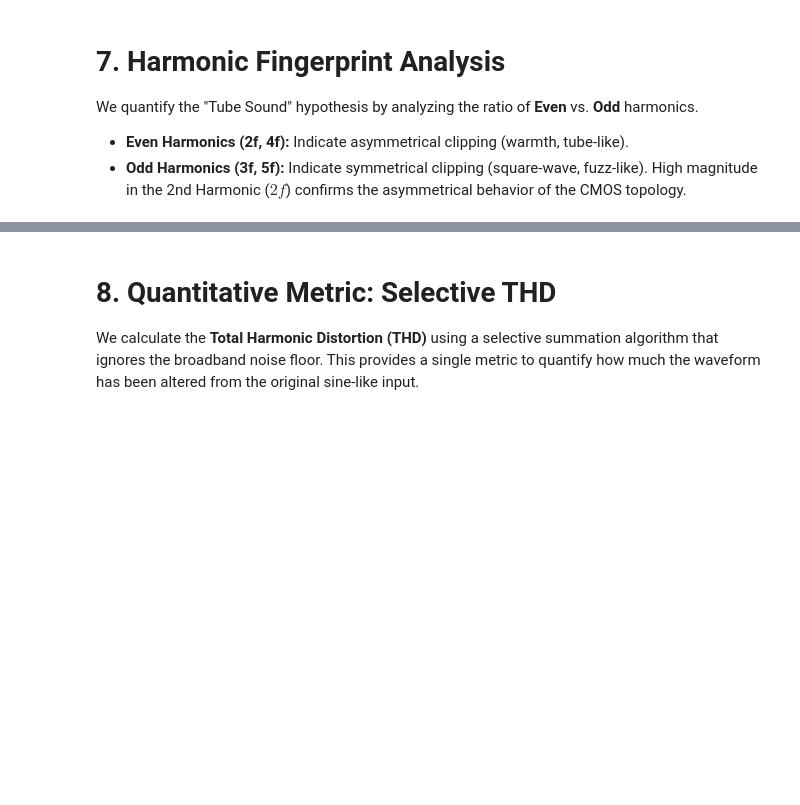
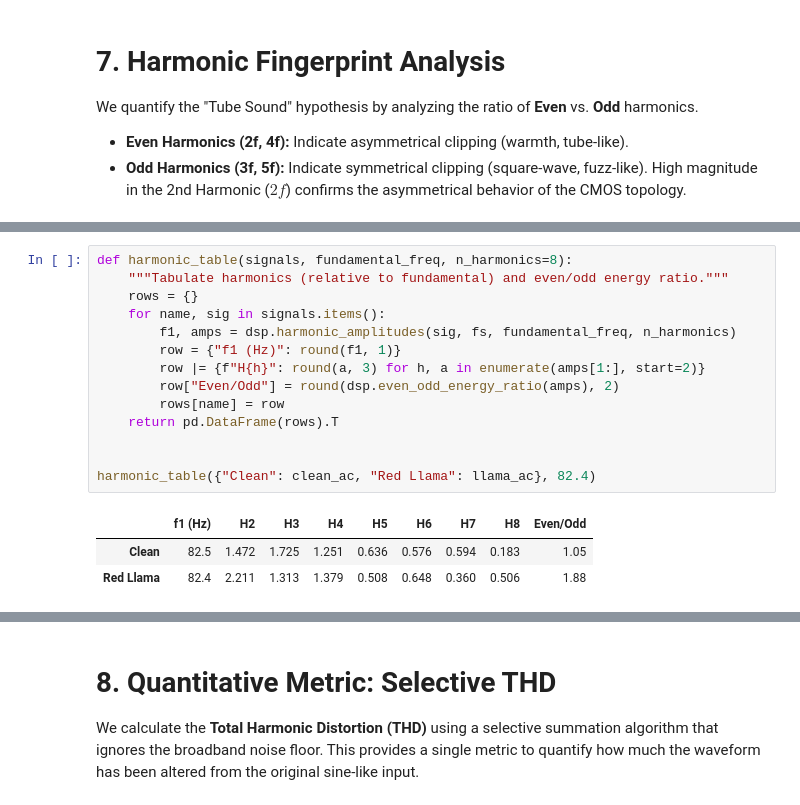
Before and after one commit to JacksonFergusonDev/systems-audio-lab, a Jupyter notebook: oscilloscope-rp2040/notebooks/02_instrument_analysis.ipynb, the cells around one changed output, grey strips where cells are left out. Cells and saved outputs as stored; diff of their text form; blank space fills up the shorter version.

```diff
--- a/oscilloscope-rp2040/notebooks/02_instrument_analysis.ipynb
+++ b/oscilloscope-rp2040/notebooks/02_instrument_analysis.ipynb
@@ -215,0 +220,18 @@ This is the most critical finding regarding the circuit's topology.
+# %%
+def harmonic_table(signals, fundamental_freq, n_harmonics=8):
+    """Tabulate harmonics (relative to fundamental) and even/odd energy ratio."""
+    rows = {}
+    for name, sig in signals.items():
+        f1, amps = dsp.harmonic_amplitudes(sig, fs, fundamental_freq, n_harmonics)
+        row = {"f1 (Hz)": round(f1, 1)}
+        row |= {f"H{h}": round(a, 3) for h, a in enumerate(amps[1:], start=2)}
+        row["Even/Odd"] = round(dsp.even_odd_energy_ratio(amps), 2)
+        rows[name] = row
+    return pd.DataFrame(rows).T
+
+
+harmonic_table({"Clean": clean_ac, "Red Llama": llama_ac}, 82.4)
+# %% [output]
+|  | f1 (Hz) | H2 | H3 | H4 | H5 | H6 | H7 | H8 | Even/Odd |
+| Clean | 82.5 | 1.472 | 1.725 | 1.251 | 0.636 | 0.576 | 0.594 | 0.183 | 1.05 |
+| Red Llama | 82.4 | 2.211 | 1.313 | 1.379 | 0.508 | 0.648 | 0.360 | 0.506 | 1.88 |
```
Also changed, not shown: parts of 6 cells of this notebook, 10 other files.
